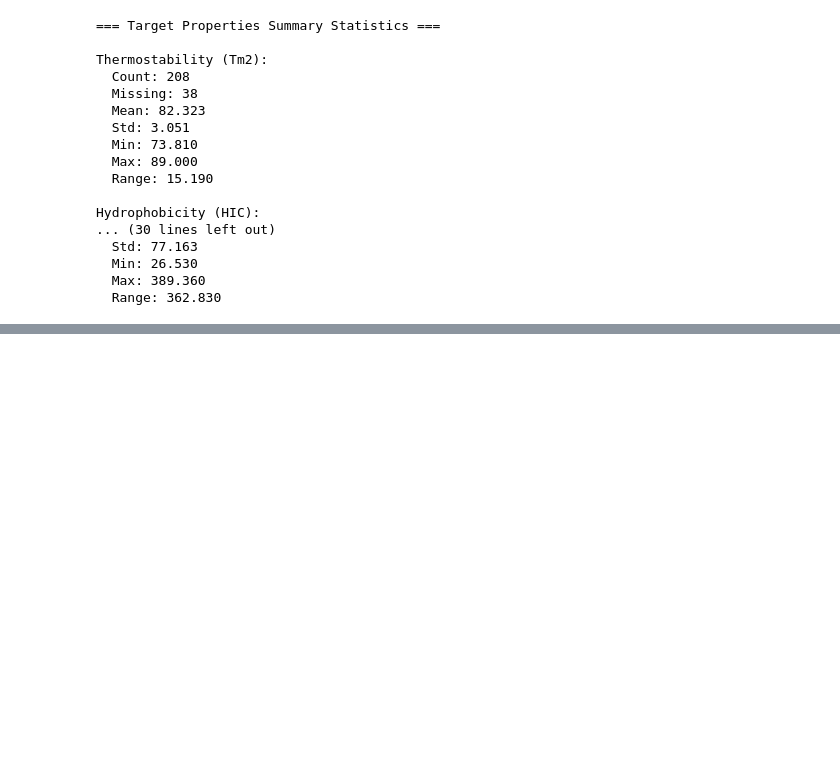
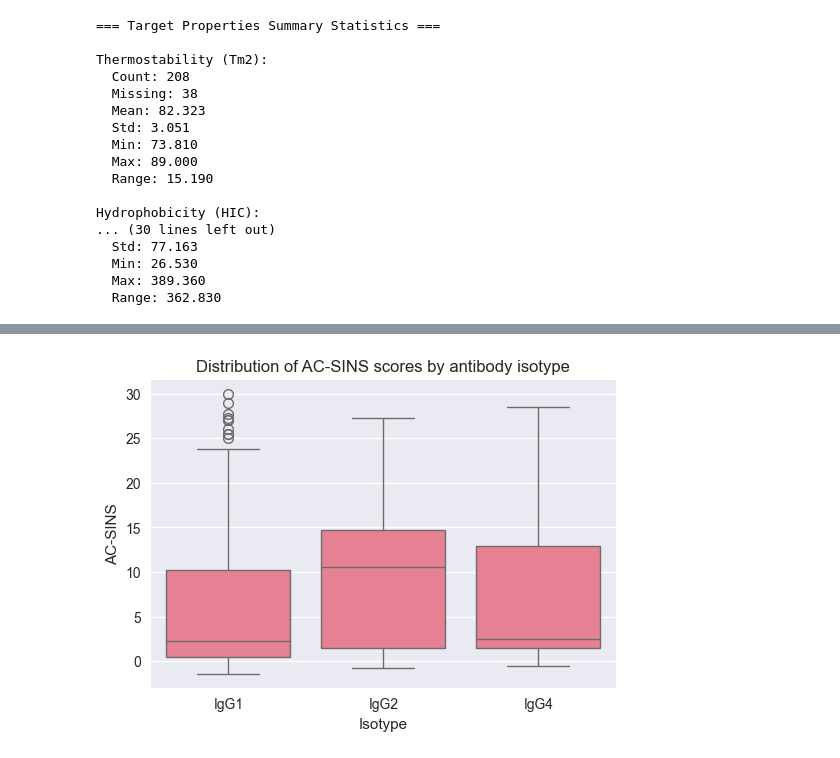
Before and after one commit to SidhantPuntambekar/BMI702_Final_Project, a Jupyter notebook: baseline_model/gdpa1_data_exploration.ipynb, the cells around one changed output, grey strips where cells are left out. Saved outputs shown, nothing was run; the diff lists cells and outputs as text; code cells hidden in the pictures; blank space fills up the shorter version.

```diff
--- a/baseline_model/gdpa1_data_exploration.ipynb
+++ b/baseline_model/gdpa1_data_exploration.ipynb
@@ -188,0 +207,9 @@ Hydrophobicity (HIC):
+# %%
+plt.figure(figsize=(6,4))
+sns.boxplot(data = df, x = "hc_subtype", y = TARGET_PROPERTIES['Self-association (AC-SINS)'])
+plt.title("Distribution of AC-SINS scores by antibody isotype")
+plt.xlabel("Isotype")
+plt.ylabel("AC-SINS")
+plt.show()
+# %% [output]
+[figure, added]
```
Also changed, not shown: parts of 5 cells of this notebook.
